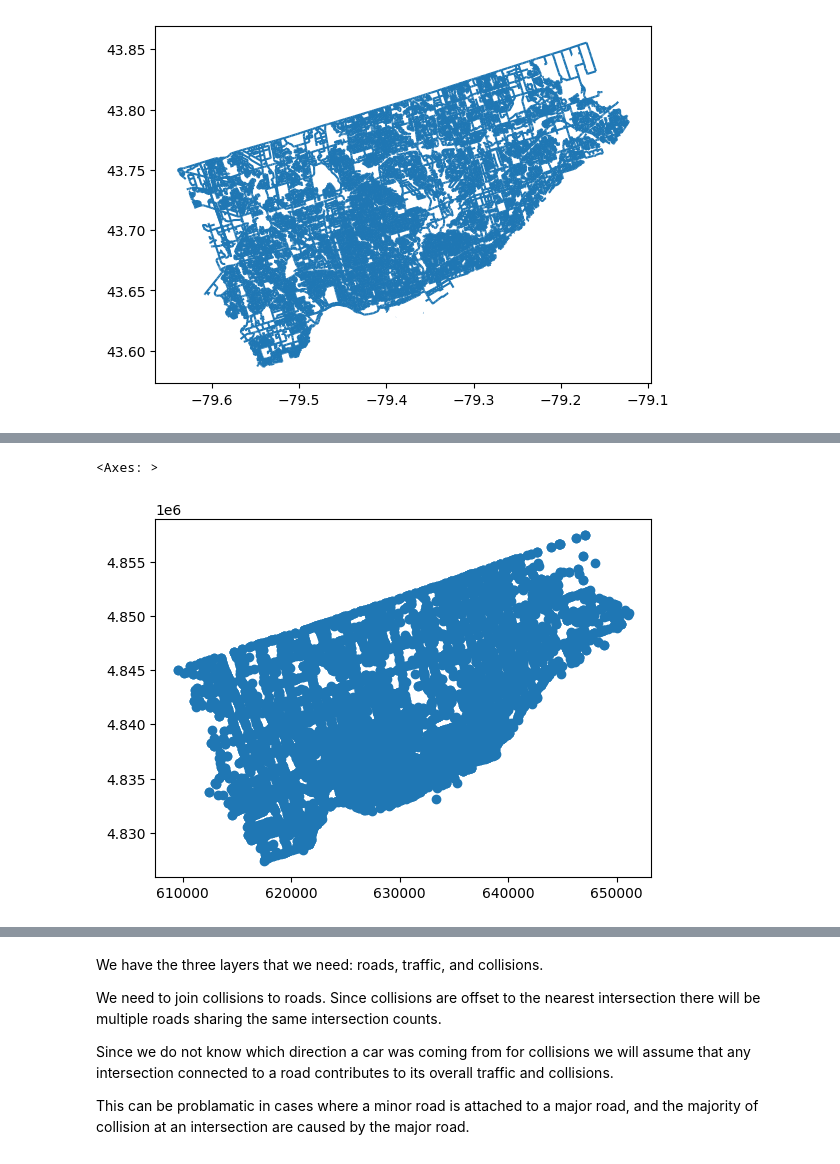
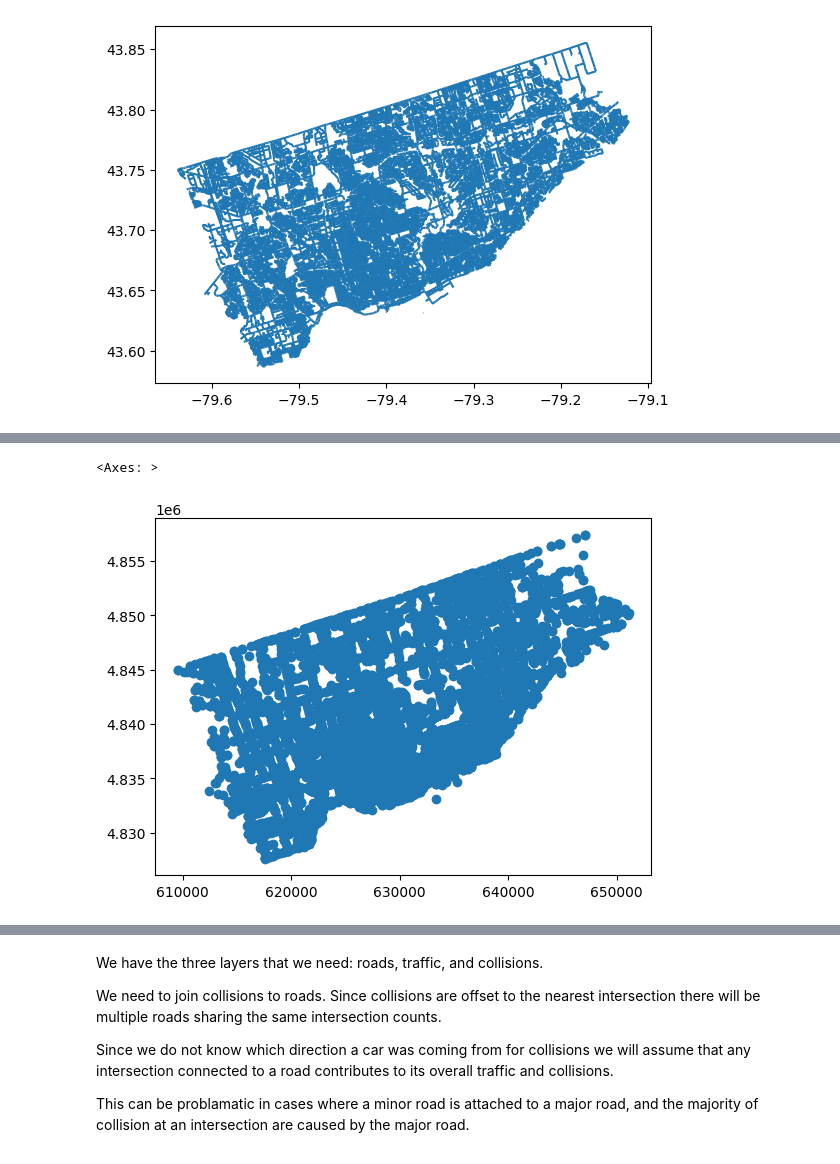
Before and after one commit to naorella/GIS_Showcase, a Jupyter notebook: template.ipynb, the cells around one changed output, grey strips where cells are left out. Saved outputs shown, nothing was run; the diff lists cells and outputs as text; code cells hidden in the pictures.

```diff
--- a/template.ipynb
+++ b/template.ipynb
@@ -117,5 +117,6 @@ traffic_agg.head()
 # %%
 #reset index so that we can use the data frame
 traffic_agg = traffic_agg.reset_index()
+traffic_agg = traffic_agg.query('year >= 2014')
 traffic_agg.head(-5)
 # %% [output]
@@ -135,15 +136,14 @@ traffic_agg.head(-5)
 # %%
 points = traffic_agg.apply(lambda row: Point(row.lng, row.lat), axis = 1)
 #only keep traffic 2014 and after to line up with collisions
-traffic_intersections = traffic_agg.query('year >= 2014')
 traffic_intersections = gpd.GeoDataFrame(traffic_agg, geometry=points)
 #using metadate (filename) to initialize the data with the proper projection
 traffic_intersections.crs = {'init': 'epsg:4326'}
 traffic_26917 = traffic_intersections.to_crs(epsg=26917)
 traffic_26917.plot()
 # %% [output]
 <Axes: >
-[figure, old version]
+[figure, new version]
 # %%
 collision = gpd.read_file('/workspace/GIS_project/data/Traffic Collisions - 4326/Traffic Collisions - 4326.shp')
 collision.head()
```
Also changed, not shown: parts of 7 cells of this notebook.
